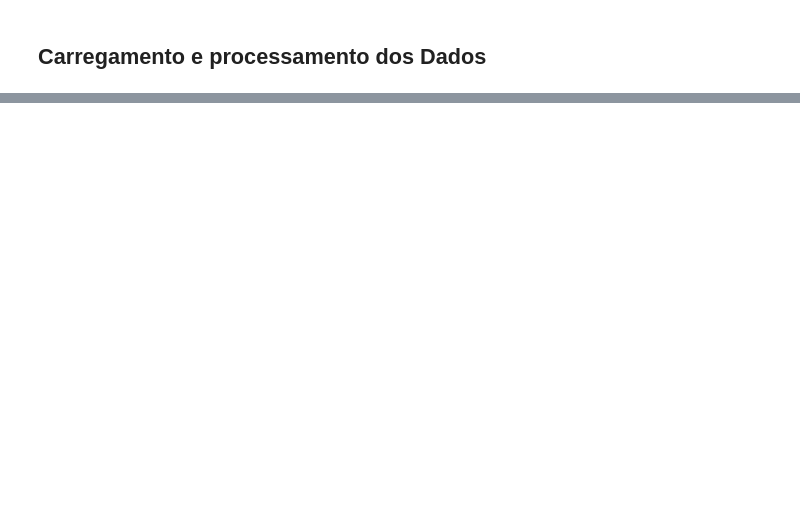
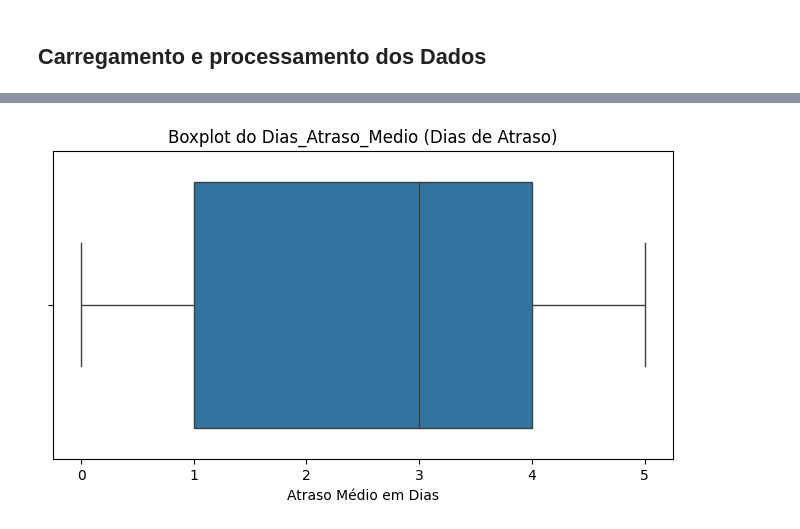
Before and after one commit to JonasLima99/EQUIPE-WOLF---ESTATISTICA-E-PROB, a Jupyter notebook: notebooks/main_analise.ipynb, the cells around one changed output, grey strips where cells are left out. Cells and saved outputs as stored; diff of their text form; code cells hidden in the pictures; blank space fills up the shorter version.

```diff
--- a/notebooks/main_analise.ipynb
+++ b/notebooks/main_analise.ipynb
@@ -43,0 +308,11 @@ Id
+# %%
+#Boxplot do Atraso de Entrega
+
+kpi = 'Dias_Atraso_Medio'
+plt.figure(figsize=(8, 4))
+sns.boxplot(x=df_pedidos[kpi])
+plt.title(f'Boxplot do {kpi} (Dias de Atraso)')
+plt.xlabel('Atraso Médio em Dias')
+plt.show()
+# %% [output]
+[figure, added]
```
Also changed, not shown: parts of 54 cells of this notebook, 1 other file.
